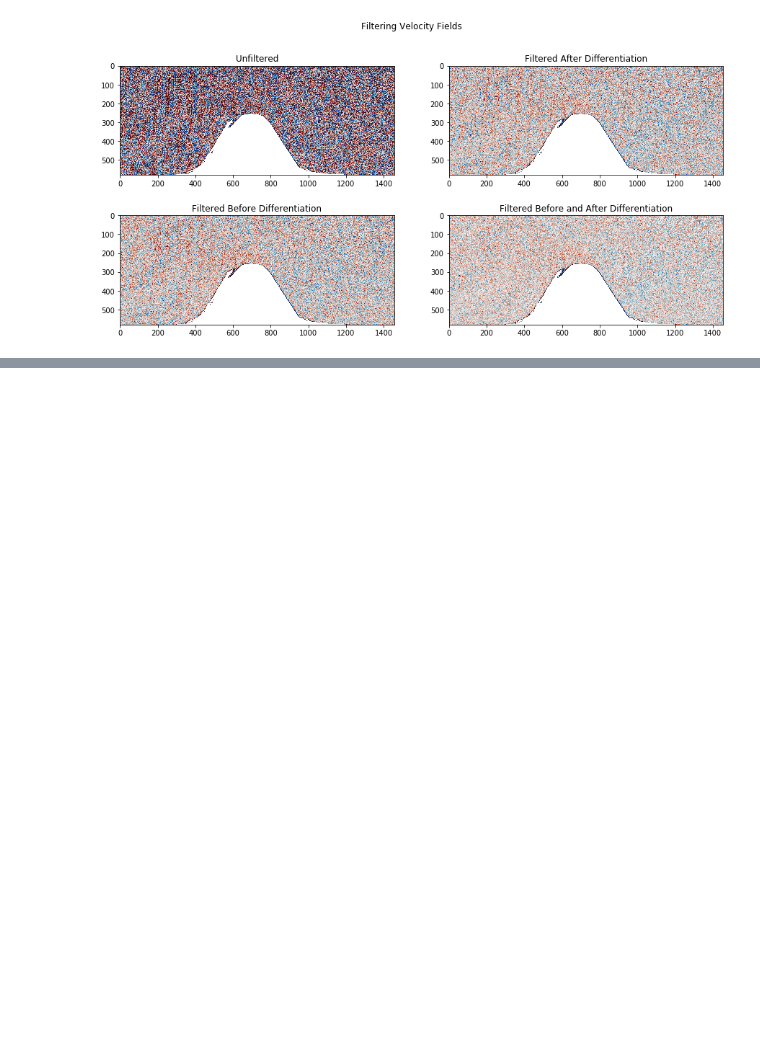
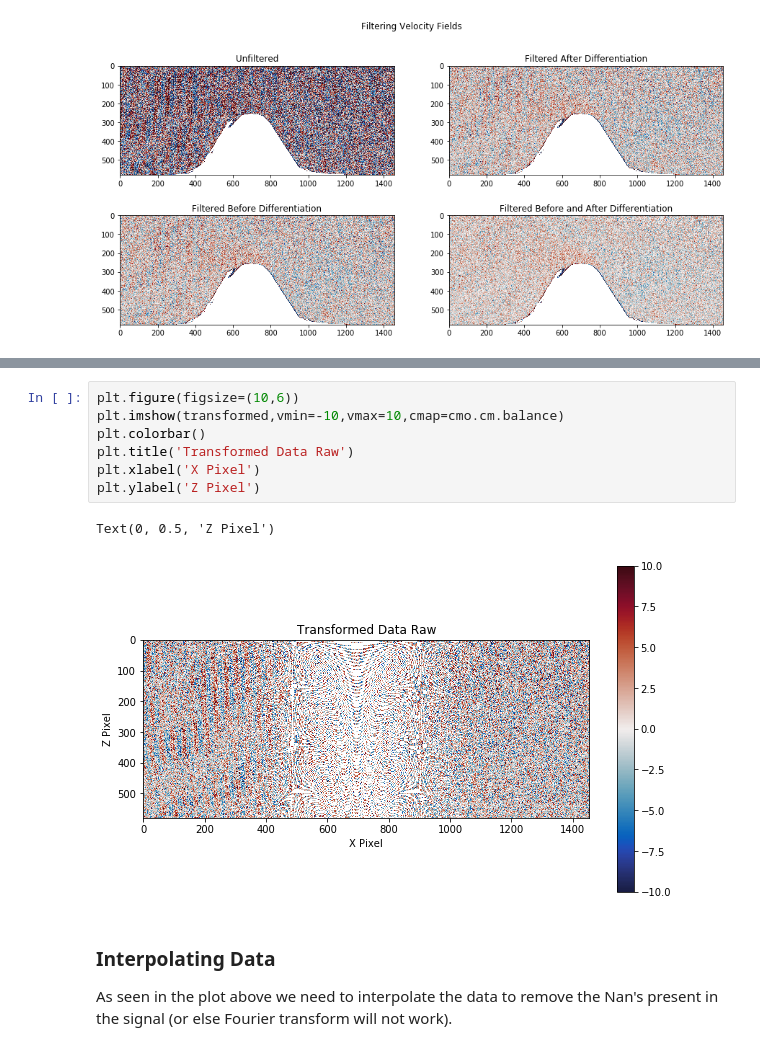
Before and after one commit to callummshaw/Lab_Ridge, a Jupyter notebook: Code/Short Term Visualisation- Fixed.ipynb, the cells around one changed output, grey strips where cells are left out. Cells and saved outputs as stored; diff of their text form; blank space fills up the shorter version.

```diff
--- a/Code/Short Term Visualisation- Fixed.ipynb
+++ b/Code/Short Term Visualisation- Fixed.ipynb
@@ -713,0 +616,14 @@ array([[   0.,    0.,    0., ...,    0.,    0.,    0.],
+# %%
+plt.figure(figsize=(10,6))
+plt.imshow(transformed,vmin=-10,vmax=10,cmap=cmo.cm.balance)
+plt.colorbar()
+plt.title('Transformed Data Raw')
+plt.xlabel('X Pixel')
+plt.ylabel('Z Pixel')
+# %% [output]
+Text(0, 0.5, 'Z Pixel')
+[figure, added]
+# %% [markdown]
+### Interpolating Data
+
+As seen in the plot above we need to interpolate the data to remove the Nan's present in the signal (or else Fourier transform will not work).
```
Also changed, not shown: parts of 43 cells of this notebook.
